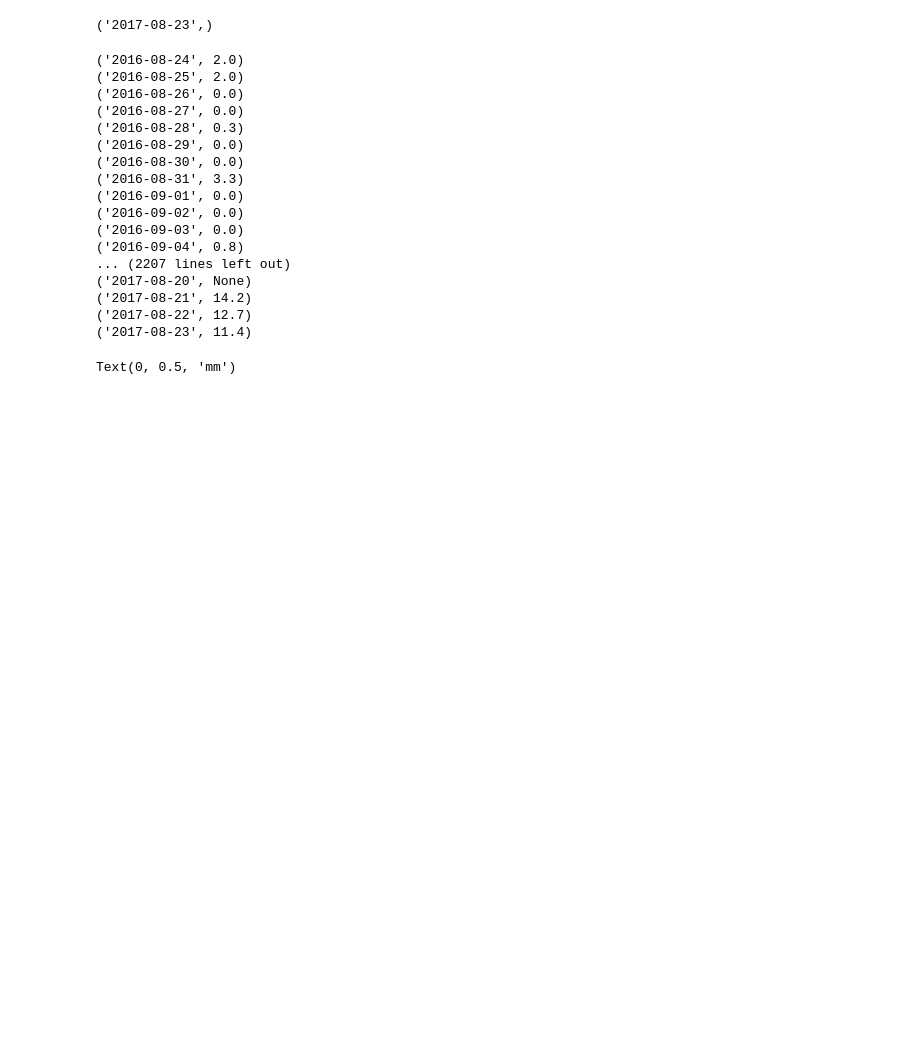
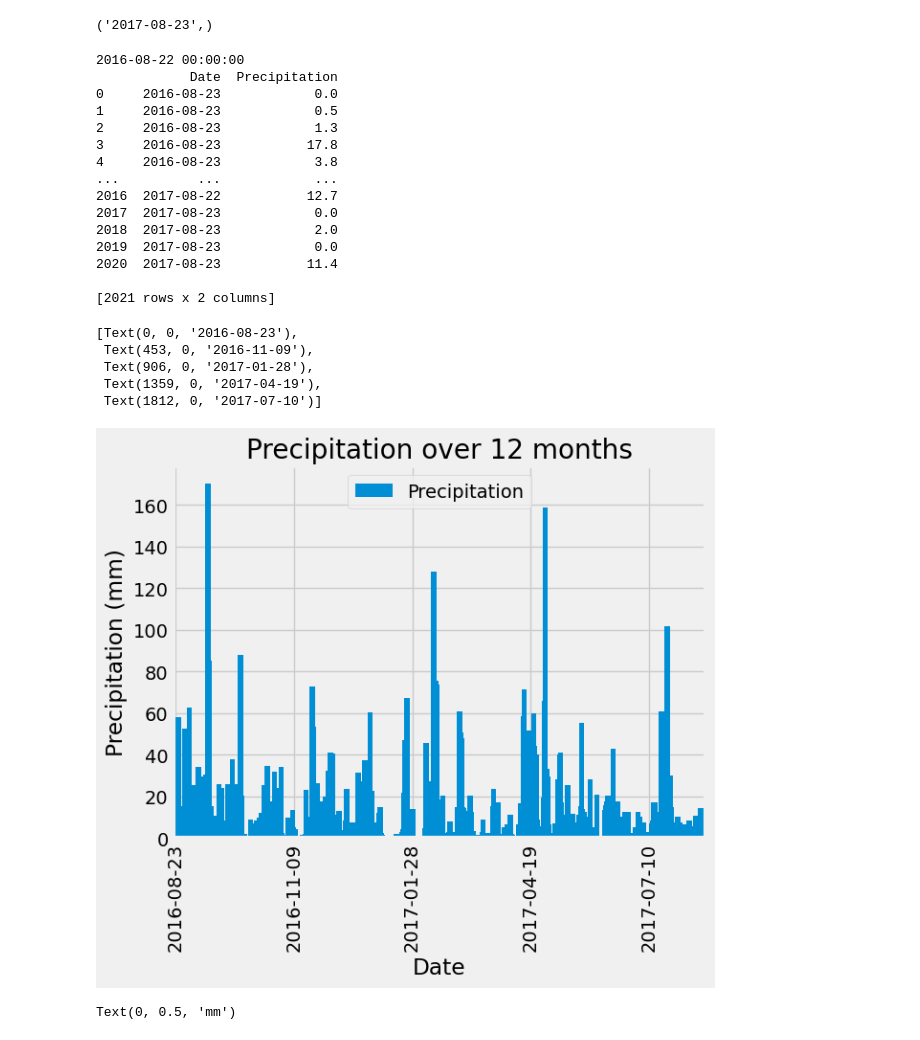
Before and after one commit to alyssahondrade/sqlalchemy-challenge, a Jupyter notebook: climate_starter.ipynb, the cells around one changed output. Saved outputs shown, nothing was run; the diff lists cells and outputs as text; code cells hidden in the pictures; blank space fills up the shorter version.

Commit message:
working on precipitation plot

```diff
--- a/climate_starter.ipynb
+++ b/climate_starter.ipynb
@@ -75,38 +75,74 @@ latest_date
 # %%
 # Design a query to retrieve the last 12 months of precipitation data and plot the results.
 # Starting from the most recent data point in the database.
 date_string = latest_date[0].split('-')
 dt_date = dt.datetime(
     int(date_string[0]),
     int(date_string[1]),
     int(date_string[2]))
 
 # Calculate the date one year from the last date in data set.
-year_ago = dt_date - dt.timedelta(days=365)
+year_ago = dt_date - dt.timedelta(days=366)
+print(year_ago)
 
 # Perform a query to retrieve the data and precipitation scores
 precipitation = session.query(Measurement.date, Measurement.prcp).\
     filter(Measurement.date >= year_ago).all()
-for row in precipitation:
-    print(row)
+
+# Save the query results as a Pandas DataFrame. Explicitly set the column names
+prcp_df = pd.DataFrame(precipitation, columns=['Date', 'Precipitation']).dropna(how='any')
+
+# Sort the dataframe by date
+sorted_prcp = prcp_df.sort_values(by=['Date']).reset_index(drop=True)
+print(sorted_prcp)
+# Use Pandas Plotting with Matplotlib to plot the data
+sample = np.arange(0, len(sorted_prcp['Date']), 453)
+
+x_ticks = []
+for value in sample:
+    x_ticks.append(sorted_prcp.loc[value, 'Date'])
+x_ticks
+
+
+bar_chart = sorted_prcp.plot(
+    kind = 'bar',
+    title = 'Precipitation over 12 months',
+    xlabel = 'Date',
+    ylabel = 'Precipitation (mm)',
+    xticks = sample,
+    width = 20)
+bar_chart.set_xticklabels(labels = x_ticks)
+# sample = np.arange(0, len(sorted_prcp['Date']), 5)
+# sample
+
+
+
+
+# bar_chart.set_xticklabels(labels = ['2016-08-23'])
+# x_axis_range = np.arange(len(sorted_prcp['Date']))
+# plt.xticks(x_axis_range, labels=sorted_prcp['Date'])
 # %% [output]
-('2016-08-24', 2.0)
-('2016-08-25', 2.0)
-('2016-08-26', 0.0)
-('2016-08-27', 0.0)
-('2016-08-28', 0.3)
-('2016-08-29', 0.0)
-('2016-08-30', 0.0)
-('2016-08-31', 3.3)
-('2016-09-01', 0.0)
-('2016-09-02', 0.0)
-('2016-09-03', 0.0)
-('2016-09-04', 0.8)
-... (2207 lines left out)
-('2017-08-20', None)
-('2017-08-21', 14.2)
-('2017-08-22', 12.7)
-('2017-08-23', 11.4)
+2016-08-22 00:00:00
+            Date  Precipitation
+0     2016-08-23            0.0
+1     2016-08-23            0.5
+2     2016-08-23            1.3
+3     2016-08-23           17.8
+4     2016-08-23            3.8
+...          ...            ...
+2016  2017-08-22           12.7
+2017  2017-08-23            0.0
+2018  2017-08-23            2.0
+2019  2017-08-23            0.0
+2020  2017-08-23           11.4
+
+[2021 rows x 2 columns]
+[Text(0, 0, '2016-08-23'),
+ Text(453, 0, '2016-11-09'),
+ Text(906, 0, '2017-01-28'),
+ Text(1359, 0, '2017-04-19'),
+ Text(1812, 0, '2017-07-10')]
+[figure, added]
 # %%
 # Design a query to retrieve the last 12 months of precipitation data and plot the results.
 # Starting from the most recent data point in the database.
```
